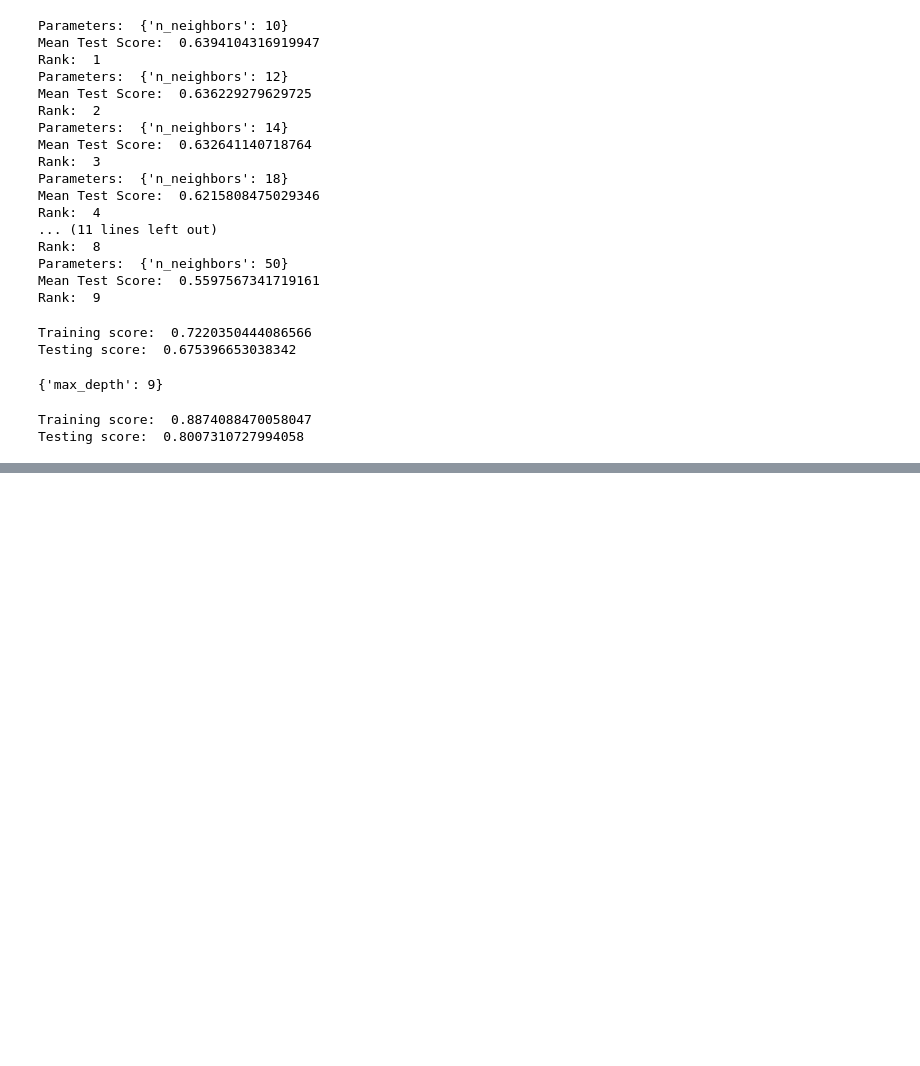
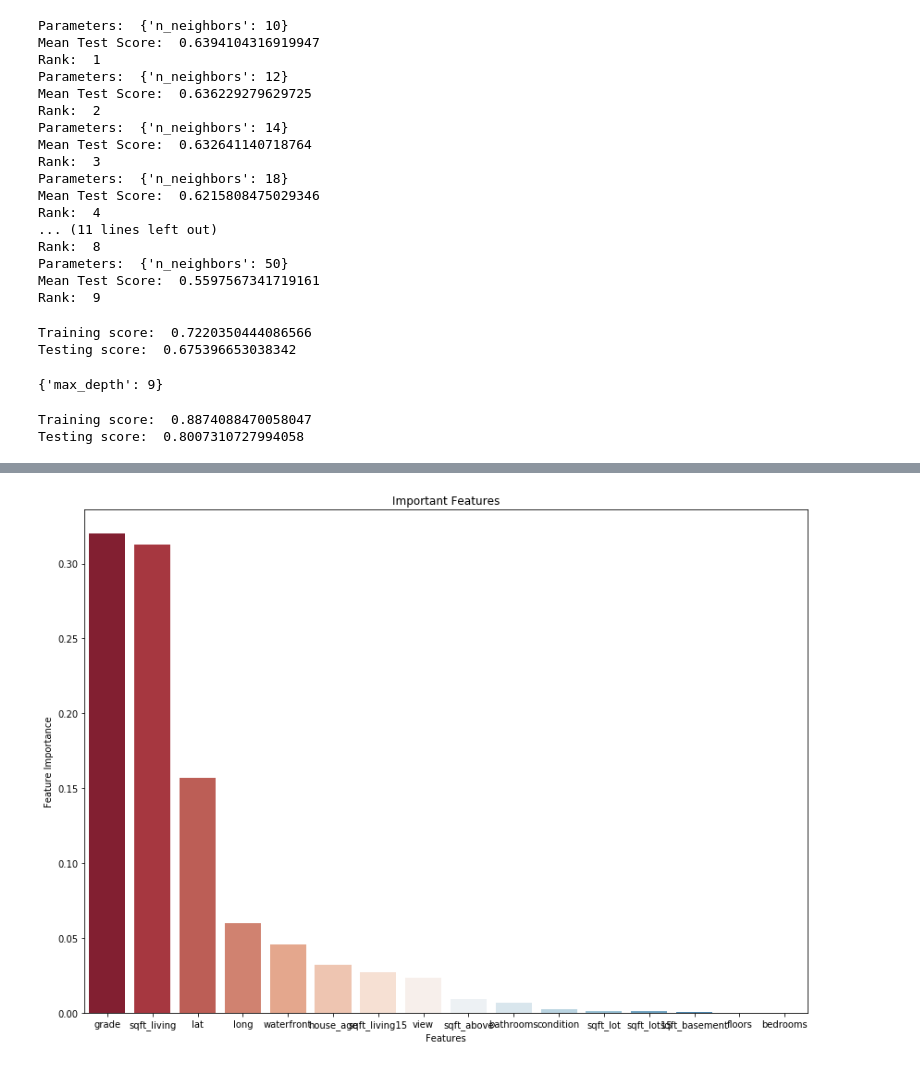
Before and after one commit to alperdem1rel/ml-examples, a Jupyter notebook: predict-house-price.ipynb, the cells around one changed output, grey strips where cells are left out. Drawn from its saved outputs; the diff is of its cells as text; code cells hidden in the pictures; blank space fills up the shorter version.

Commit message:
Ensemble models added

```diff
--- a/predict-house-price.ipynb
+++ b/predict-house-price.ipynb
@@ -788,0 +800,9 @@ Testing score:  0.8007310727994058
+# %%
+from sklearn.metrics import mean_squared_error
+
+from sklearn.ensemble import GradientBoostingRegressor
+
+from sklearn.model_selection import GridSearchCV
+
+baseline = GradientBoostingRegressor(max_depth=3, n_estimators=50)
+baseline.fit(x_train, y_train)
@@ -788,0 +825,5 @@ Testing score:  0.8007310727994058
+# %%
+important_features = pd.Series(baseline.feature_importances_, index=X.columns).\
+                        sort_values(ascending=False)
+
+important_features
@@ -788,0 +848,11 @@ Testing score:  0.8007310727994058
+# %%
+fig, ax = plt.subplots(figsize=(14, 10))
+sns.barplot( x = important_features.index, y = important_features, palette = "RdBu")
+
+plt.xlabel('Features')
+plt.ylabel('Feature Importance')
+
+plt.title("Important Features")
+plt.show()
+# %% [output]
+[figure, added]
```
Also changed, not shown: parts of 27 cells of this notebook.
